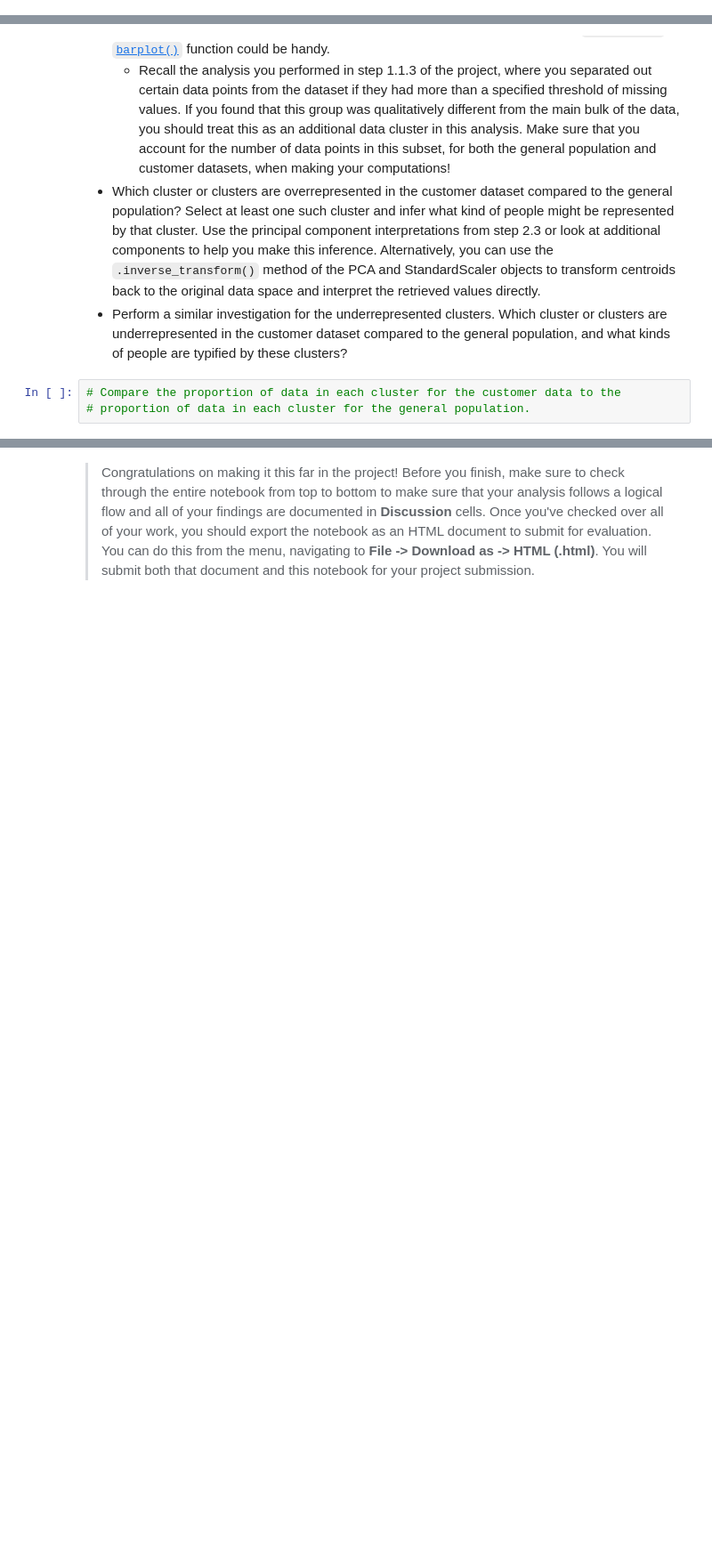
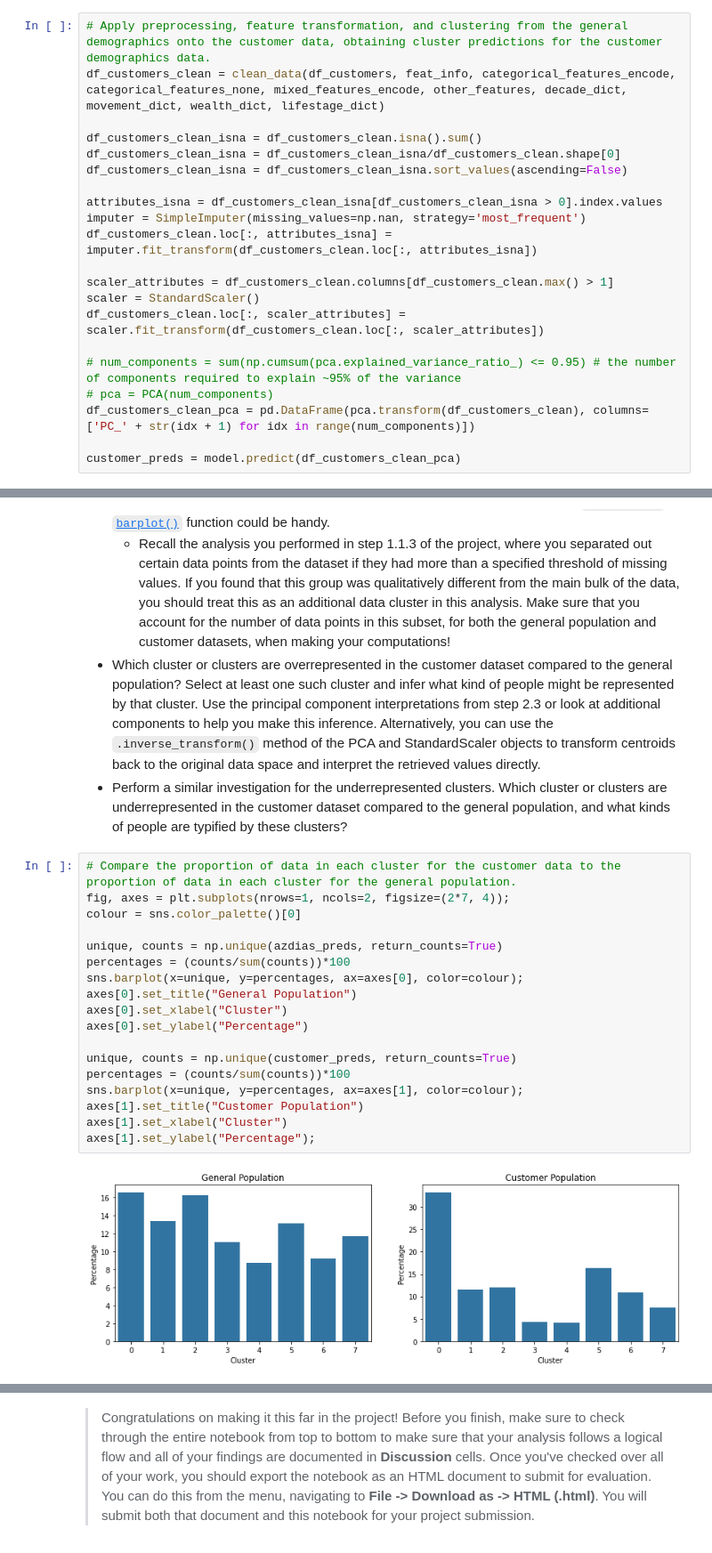
Before and after one commit to dendrenn/customer-segmentation, a Jupyter notebook: Identify_Customer_Segments.ipynb, the cells around one changed output, grey strips where cells are left out. Shown: that part at 89% size. Saved outputs shown, nothing was run; the diff lists cells and outputs as text; blank space fills up the shorter version.

```diff
--- a/Identify_Customer_Segments.ipynb
+++ b/Identify_Customer_Segments.ipynb
@@ -1151,3 +1117,24 @@ customers =
+# %%
+# Apply preprocessing, feature transformation, and clustering from the general demographics onto the customer data, obtaining cluster predictions for the customer demographics data.
+df_customers_clean = clean_data(df_customers, feat_info, categorical_features_encode, categorical_features_none, mixed_features_encode, other_features, decade_dict, movement_dict, wealth_dict, lifestage_dict)
+
+df_customers_clean_isna = df_customers_clean.isna().sum()
+df_customers_clean_isna = df_customers_clean_isna/df_customers_clean.shape[0]
+df_customers_clean_isna = df_customers_clean_isna.sort_values(ascending=False)
+
+attributes_isna = df_customers_clean_isna[df_customers_clean_isna > 0].index.values
+imputer = SimpleImputer(missing_values=np.nan, strategy='most_frequent')
+df_customers_clean.loc[:, attributes_isna] = imputer.fit_transform(df_customers_clean.loc[:, attributes_isna])
+
+scaler_attributes = df_customers_clean.columns[df_customers_clean.max() > 1]
+scaler = StandardScaler()
+df_customers_clean.loc[:, scaler_attributes] = scaler.fit_transform(df_customers_clean.loc[:, scaler_attributes])
+
+# num_components = sum(np.cumsum(pca.explained_variance_ratio_) <= 0.95) # the number of components required to explain ~95% of the variance
+# pca = PCA(num_components)
+df_customers_clean_pca = pd.DataFrame(pca.transform(df_customers_clean), columns=['PC_' + str(idx + 1) for idx in range(num_components)])
+
+customer_preds = model.predict(df_customers_clean_pca)
 # %% [markdown]
 ### Step 3.3: Compare Customer Data to Demographics Data
 
@@ -1161,6 +1148,23 @@ Take a look at the following points in this step:
   - Recall the analysis you performed in step 1.1.3 of the project, where you separated out certain data points from the dataset if they had more than a specified threshold of missing values. If you found that this group was qualitatively different from the main bulk of the data, you should treat this as an additional data cluster in this analysis. Make sure that you account for the number of data points in this subset, for both the general population and customer datasets, when making your computations!
 - Which cluster or clusters are overrepresented in the customer dataset compared to the general population? Select at least one such cluster and infer what kind of people might be represented by that cluster. Use the principal component interpretations from step 2.3 or look at additional components to help you make this inference. Alternatively, you can use the `.inverse_transform()` method of the PCA and StandardScaler objects to transform centroids back to the original data space and interpret the retrieved values directly.
 - Perform a similar investigation for the underrepresented clusters. Which cluster or clusters are underrepresented in the customer dataset compared to the general population, and what kinds of people are typified by these clusters?
-# %%
-# Compare the proportion of data in each cluster for the customer data to the
-# proportion of data in each cluster for the general population.
+# %%
+# Compare the proportion of data in each cluster for the customer data to the proportion of data in each cluster for the general population.
+fig, axes = plt.subplots(nrows=1, ncols=2, figsize=(2*7, 4));
+colour = sns.color_palette()[0]
+
+unique, counts = np.unique(azdias_preds, return_counts=True)
+percentages = (counts/sum(counts))*100
+sns.barplot(x=unique, y=percentages, ax=axes[0], color=colour);
+axes[0].set_title("General Population")
+axes[0].set_xlabel("Cluster")
+axes[0].set_ylabel("Percentage")
+
+unique, counts = np.unique(customer_preds, return_counts=True)
+percentages = (counts/sum(counts))*100
+sns.barplot(x=unique, y=percentages, ax=axes[1], color=colour);
+axes[1].set_title("Customer Population")
+axes[1].set_xlabel("Cluster")
+axes[1].set_ylabel("Percentage");
+# %% [output]
+[figure, added]
```
Also changed, not shown: parts of 35 cells of this notebook.
